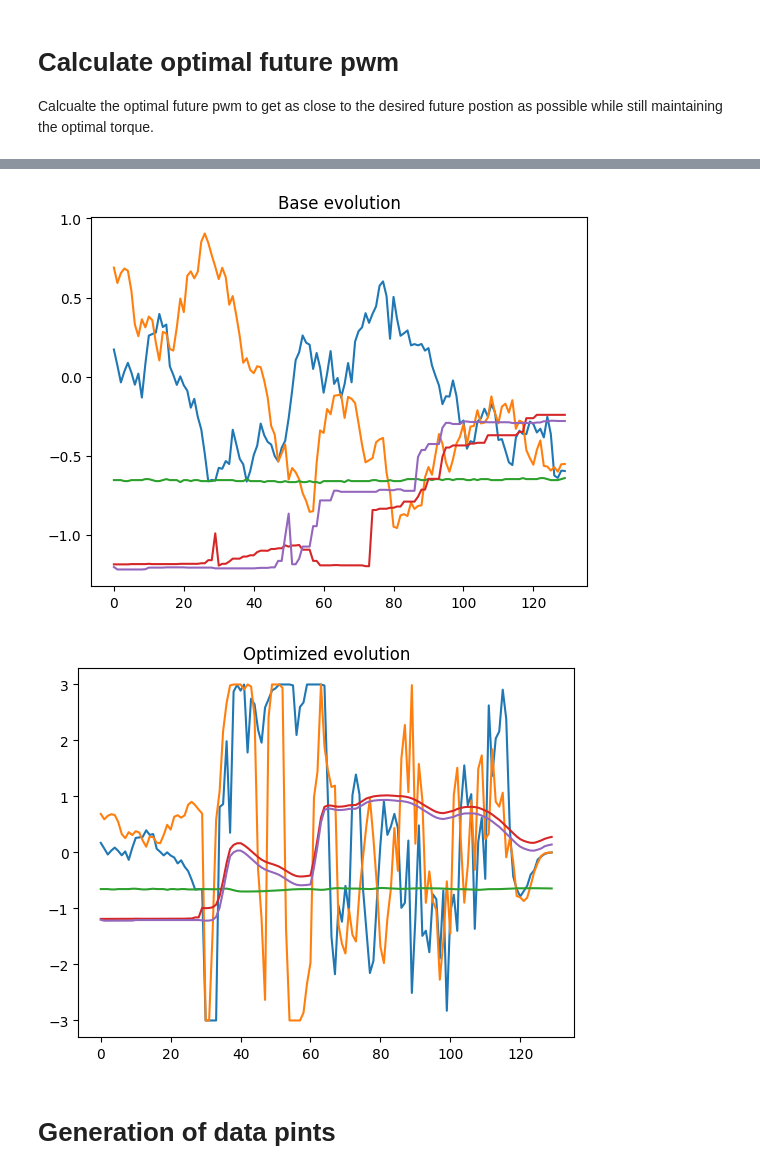
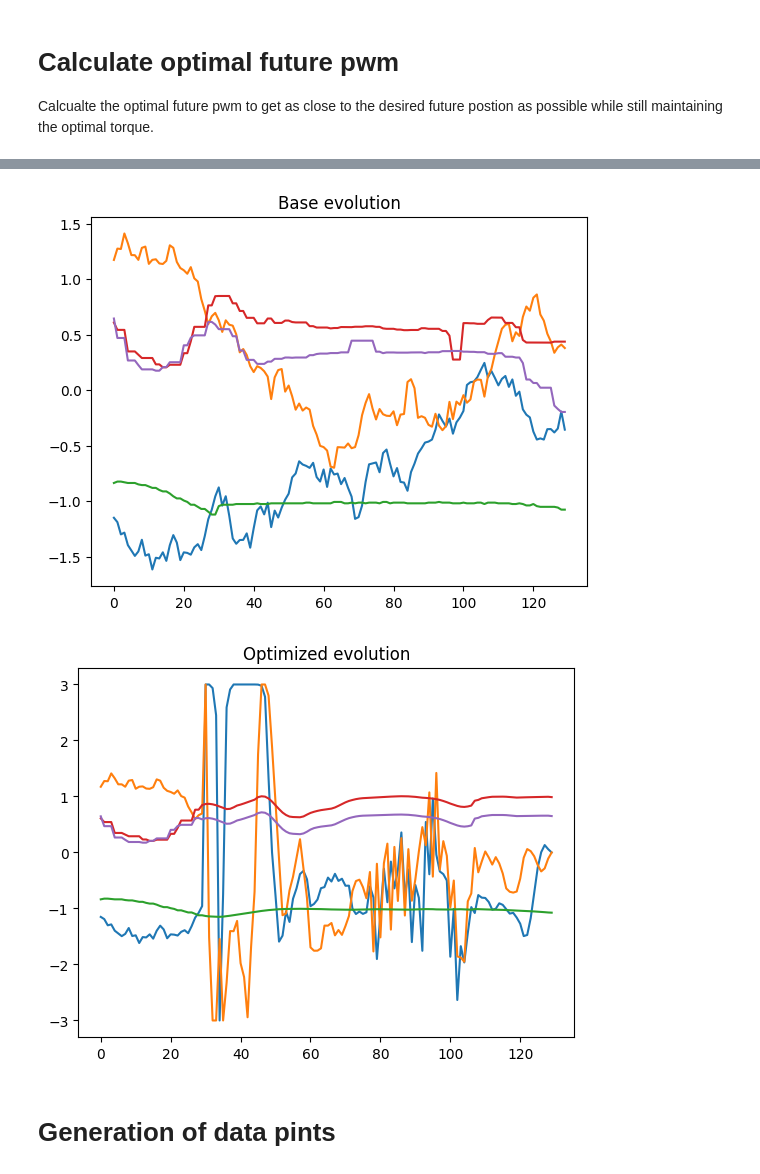
Before and after one commit to Roboy/neural-tendon-control, a Jupyter notebook: controllers/nn_1/dev/ctrl_model/generation_of_ctrl_model_dataset.ipynb, the cells around one changed output, grey strips where cells are left out. Saved outputs shown, nothing was run; the diff lists cells and outputs as text; code cells hidden in the pictures.

Commit message:
Can now generate ctrl dataset that has random desired future outputs

```diff
--- a/controllers/nn_1/dev/ctrl_model/generation_of_ctrl_model_dataset.ipynb
+++ b/controllers/nn_1/dev/ctrl_model/generation_of_ctrl_model_dataset.ipynb
@@ -139,12 +136,14 @@ def calc_optim_future_input(
     return future_optimized_inputs, future_infered_outputs, future_infered_interals
 # %%
 past_inputs, past_outputs, past_interals, future_inputs, future_outputs, future_interals = next(iter(ar_dataloader))
+_, _, _, _, desired_future_outputs, _ = next(iter(ar_dataloader))
+
 
 future_optimized_inputs, future_infered_outputs, future_infered_interals = calc_optim_future_input(
     past_inputs,
     past_outputs,
     past_interals,
-    future_outputs,
+    desired_future_outputs,
     cost_threshold=0.005,
-    max_iterations=100,
+    max_iterations=200,
 )
@@ -169,20 +150,20 @@ tensor(0.0050, grad_fn=<AddBackward0>)
 # %%
 inputs = torch.cat((past_inputs, future_inputs), dim=2)
-outputs = torch.cat((past_outputs, future_outputs), dim=2)
+outputs = torch.cat((past_outputs, desired_future_outputs), dim=2)
 interals = torch.cat((past_interals, future_interals), dim=2)
 
 # Plot infered evolution
 for i in range(inputs.shape[1]):
     plt.plot(inputs[0, i, :].detach().numpy())
 for i in range(outputs.shape[1]):
     plt.plot(outputs[0, i, :].detach().numpy())
 for i in range(interals.shape[1]):
     plt.plot(interals[0, i, :].detach().numpy())
 plt.title('Base evolution')
 plt.show()
 # Add title
 # %% [output]
-[figure, old version]
+[figure, new version]
 # %%
 inputs = torch.cat((past_inputs, future_optimized_inputs), dim=2)
 outputs = torch.cat((past_outputs, future_infered_outputs), dim=2)
@@ -199,7 +180,7 @@ plt.title('Optimized evolution')
 plt.show()
 # Add title
 # %% [output]
-[figure, old version]
+[figure, new version]
 # %% [markdown]
 # Generation of data pints
 # %%
```
Also changed, not shown: parts of 4 cells of this notebook.
